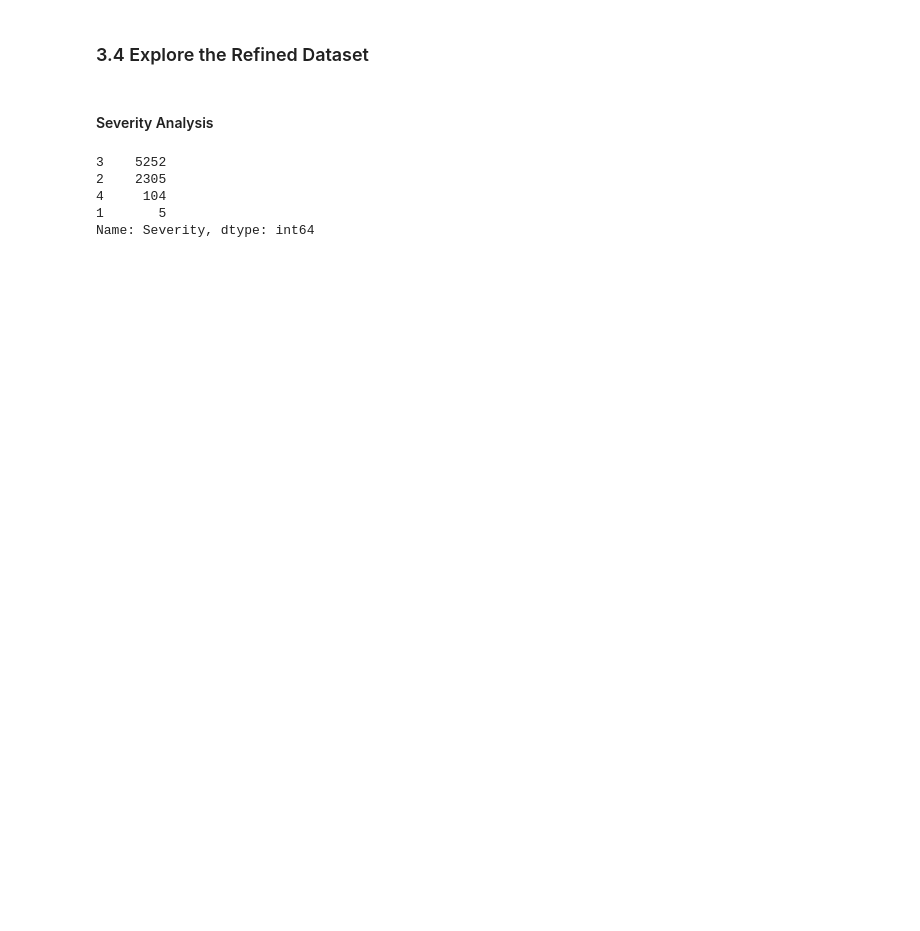
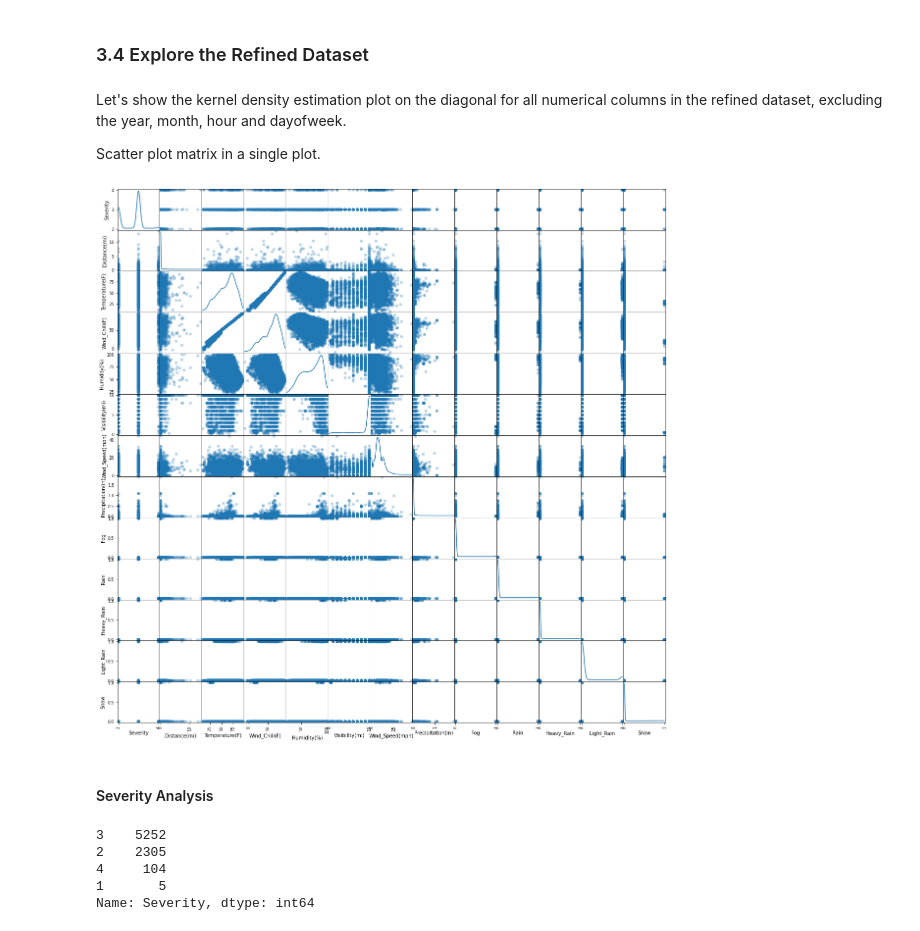
Before and after one commit to AjKovice/IST5520-Group-8, a Jupyter notebook: G8_Milestone_II_IST5520.ipynb, the cells around one changed output. Cells and saved outputs as stored; diff of their text form; code cells hidden in the pictures; blank space fills up the shorter version.

Commit message:
adding info to refined dataset

```diff
--- a/G8_Milestone_II_IST5520.ipynb
+++ b/G8_Milestone_II_IST5520.ipynb
@@ -508,0 +511,4 @@ plt.show()
+# %%
+dat_refined = dat [['Severity', 'Distance(mi)', 'Temperature(F)', 'Wind_Chill(F)', 'Humidity(%)', 'Visibility(mi)', 'Wind_Speed(mph)',
+             'Precipitation(in)', 'Fog', 'Rain', 'Heavy_Rain', 'Light_Rain', 'Snow', 'Start_Year', 'Start_Month', 'Start_Dayofweek', 'Start_Hour']]
+dat_refined.info()
@@ -509,2 +533,6 @@ plt.show()
 # %% [markdown]
 ### 3.4 Explore the Refined Dataset
+# %% [markdown]
+Let's show the kernel density estimation plot on the diagonal for all numerical columns in the refined dataset, excluding the year, month, hour and dayofweek.
+
+Scatter plot matrix in a single plot.
@@ -511,3 +542,14 @@ plt.show()
+# %%
+column_index = ['Severity', 'Distance(mi)', 'Temperature(F)', 'Wind_Chill(F)', 'Humidity(%)', 'Visibility(mi)', 'Wind_Speed(mph)',
+             'Precipitation(in)', 'Fog', 'Rain', 'Heavy_Rain', 'Light_Rain', 'Snow']
+scatterplot = pd.plotting.scatter_matrix(dat_refined[column_index],
+                           alpha=0.3,
+                           figsize=(20, 20),
+                           diagonal='kde',
+                           marker='o',
+                           grid=True)
+# %% [output]
+[figure, added]
 # %% [markdown]
 #### Severity Analysis
 # %%
```
Also changed, not shown: parts of 8 cells of this notebook.
